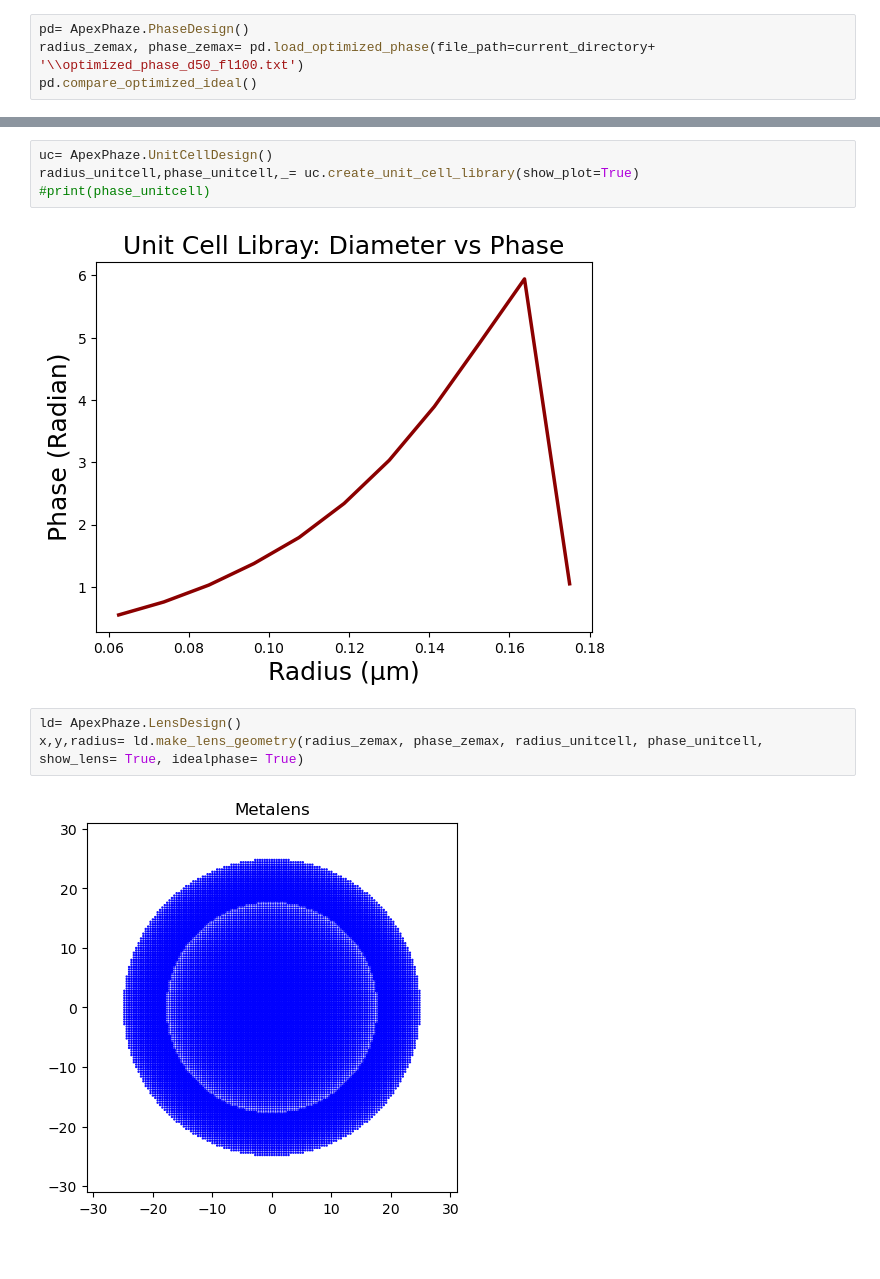
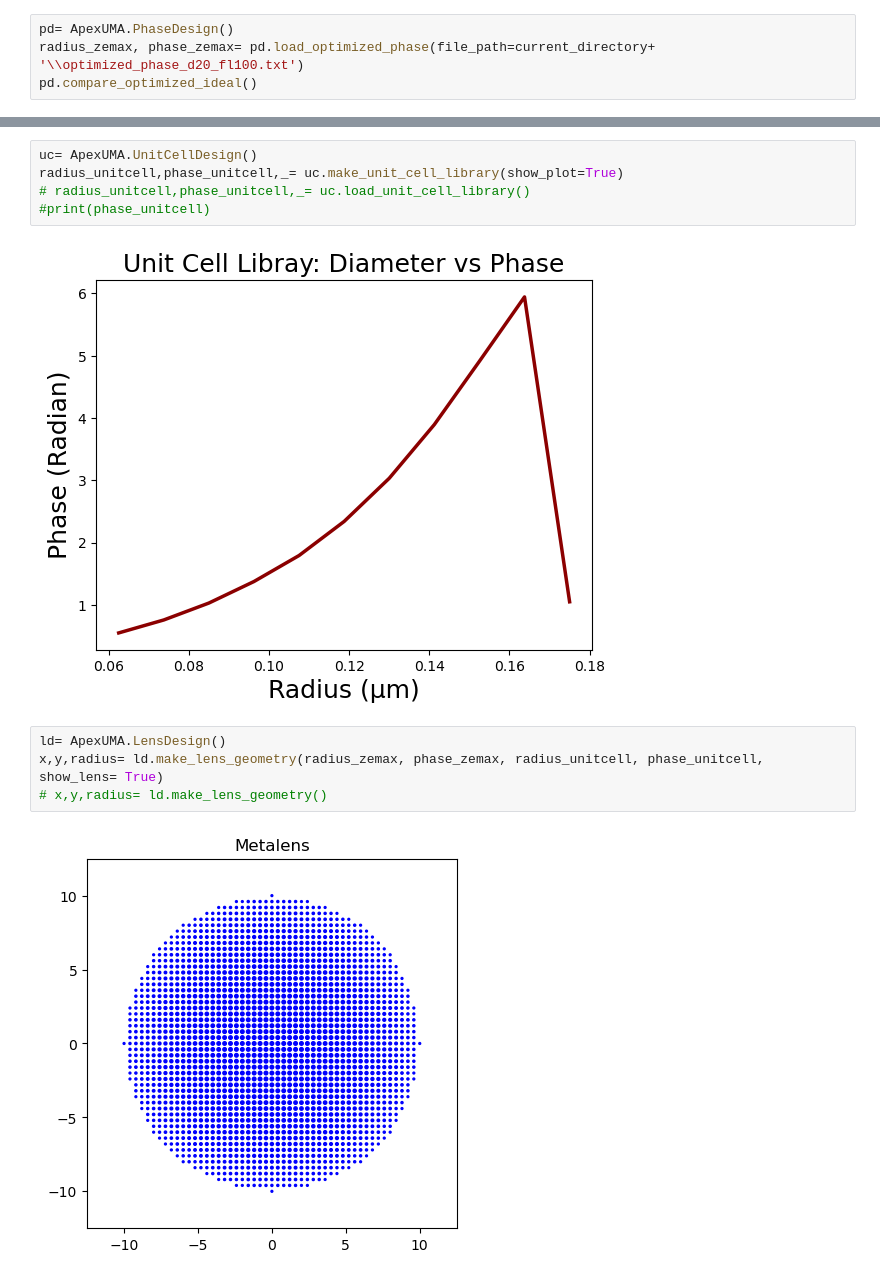
Before and after one commit to debanikd/ApexUMA, a Jupyter notebook: main.ipynb, the cells around one changed output, grey strips where cells are left out. Saved outputs shown, nothing was run; the diff lists cells and outputs as text.

```diff
--- a/main.ipynb
+++ b/main.ipynb
@@ -13,5 +13,5 @@ Using default configuration file path.
 # %%
-pd= ApexPhaze.PhaseDesign()
-radius_zemax, phase_zemax= pd.load_optimized_phase(file_path=current_directory+ '\\optimized_phase_d50_fl100.txt')
+pd= ApexUMA.PhaseDesign()
+radius_zemax, phase_zemax= pd.load_optimized_phase(file_path=current_directory+ '\\optimized_phase_d20_fl100.txt')
 pd.compare_optimized_ideal()
 # %% [output]
@@ -19,12 +19,14 @@ pd.compare_optimized_ideal()
 # %%
-uc= ApexPhaze.UnitCellDesign()
-radius_unitcell,phase_unitcell,_= uc.create_unit_cell_library(show_plot=True)
+uc= ApexUMA.UnitCellDesign()
+radius_unitcell,phase_unitcell,_= uc.make_unit_cell_library(show_plot=True)
+# radius_unitcell,phase_unitcell,_= uc.load_unit_cell_library()
 #print(phase_unitcell)
 # %% [output]
 [figure]
 # %%
-ld= ApexPhaze.LensDesign()
-x,y,radius= ld.make_lens_geometry(radius_zemax, phase_zemax, radius_unitcell, phase_unitcell, show_lens= True, idealphase= True)
+ld= ApexUMA.LensDesign()
+x,y,radius= ld.make_lens_geometry(radius_zemax, phase_zemax, radius_unitcell, phase_unitcell, show_lens= True)
+# x,y,radius= ld.make_lens_geometry()
 # %% [output]
-[figure, old version]
+[figure, new version]
 # %%
```
Also changed, not shown: parts of 4 cells of this notebook, 15 other files.
